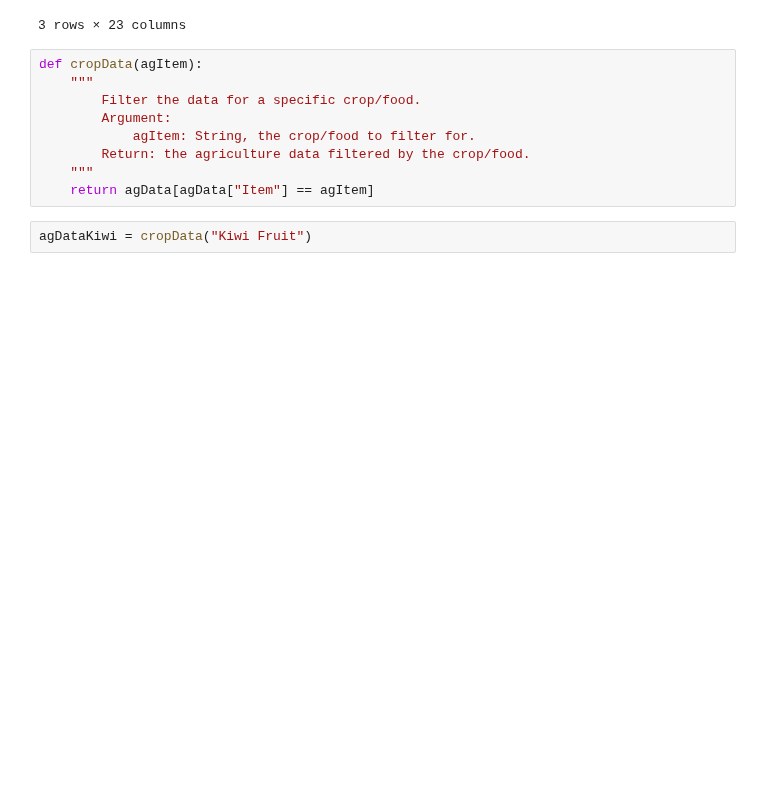
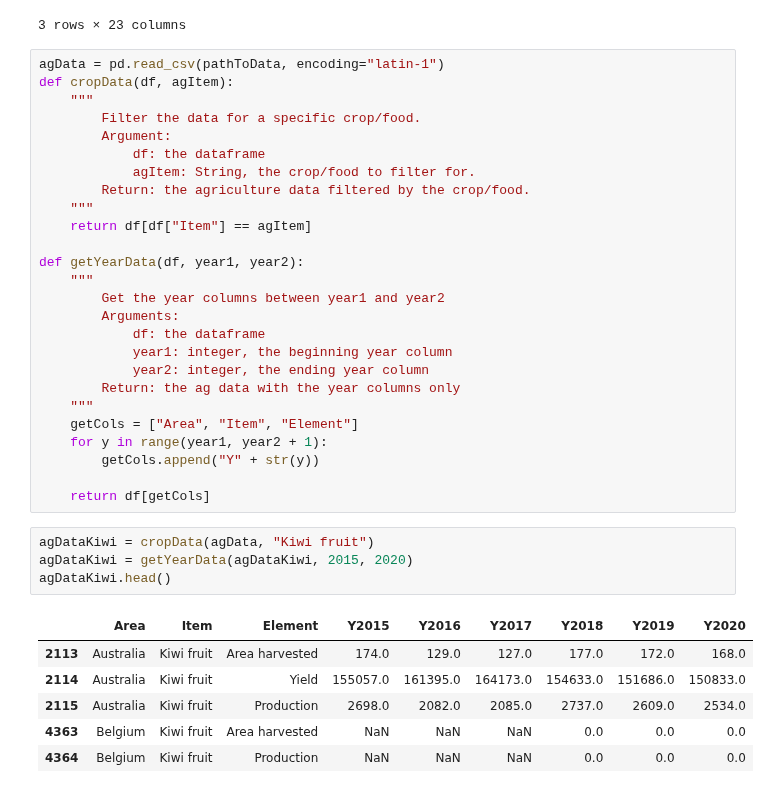
Before and after one commit to polarbearcode/DataAnalysis, a Jupyter notebook: AgricultureData/EDA.ipynb, the cells around one changed output. Saved outputs shown, nothing was run; the diff lists cells and outputs as text; blank space fills up the shorter version.

Commit message:
pass test for yield prep data

```diff
--- a/AgricultureData/EDA.ipynb
+++ b/AgricultureData/EDA.ipynb
@@ -87,13 +87,39 @@ agDataChinaKiwi.head()
 | 10894 | Production | tonnes | 850000.0 | 950000.0 | 1000000.0 | 1050000.0 | 1100000.0 | 1100000.0 | 1150000.0 | 1200000.0 | ... | ... |
 3 rows × 23 columns
 # %%
-def cropData(agItem):
+agData = pd.read_csv(pathToData, encoding="latin-1")
+def cropData(df, agItem):
     """
         Filter the data for a specific crop/food.
         Argument:
+            df: the dataframe
             agItem: String, the crop/food to filter for.
         Return: the agriculture data filtered by the crop/food.
     """
-    return agData[agData["Item"] == agItem]
+    return df[df["Item"] == agItem]
+
+def getYearData(df, year1, year2):
+    """
+        Get the year columns between year1 and year2
+        Arguments:
+            df: the dataframe
+            year1: integer, the beginning year column
+            year2: integer, the ending year column
+        Return: the ag data with the year columns only
+    """
+    getCols = ["Area", "Item", "Element"]
+    for y in range(year1, year2 + 1):
+        getCols.append("Y" + str(y))
+
+    return df[getCols]
 # %%
-agDataKiwi = cropData("Kiwi Fruit")
+agDataKiwi = cropData(agData, "Kiwi fruit")
+agDataKiwi = getYearData(agDataKiwi, 2015, 2020)
+agDataKiwi.head()
+# %% [output]
+|  | Area | Item | Element | Y2015 | Y2016 | Y2017 | Y2018 | Y2019 | Y2020 |
+| 2113 | Australia | Kiwi fruit | Area harvested | 174.0 | 129.0 | 127.0 | 177.0 | 172.0 | 168.0 |
+| 2114 | Australia | Kiwi fruit | Yield | 155057.0 | 161395.0 | 164173.0 | 154633.0 | 151686.0 | 150833.0 |
+| 2115 | Australia | Kiwi fruit | Production | 2698.0 | 2082.0 | 2085.0 | 2737.0 | 2609.0 | 2534.0 |
+| 4363 | Belgium | Kiwi fruit | Area harvested | NaN | NaN | NaN | 0.0 | 0.0 | 0.0 |
+| 4364 | Belgium | Kiwi fruit | Production | NaN | NaN | NaN | 0.0 | 0.0 | 0.0 |
```
Also changed, not shown: parts of 4 cells of this notebook, 1 other file.
